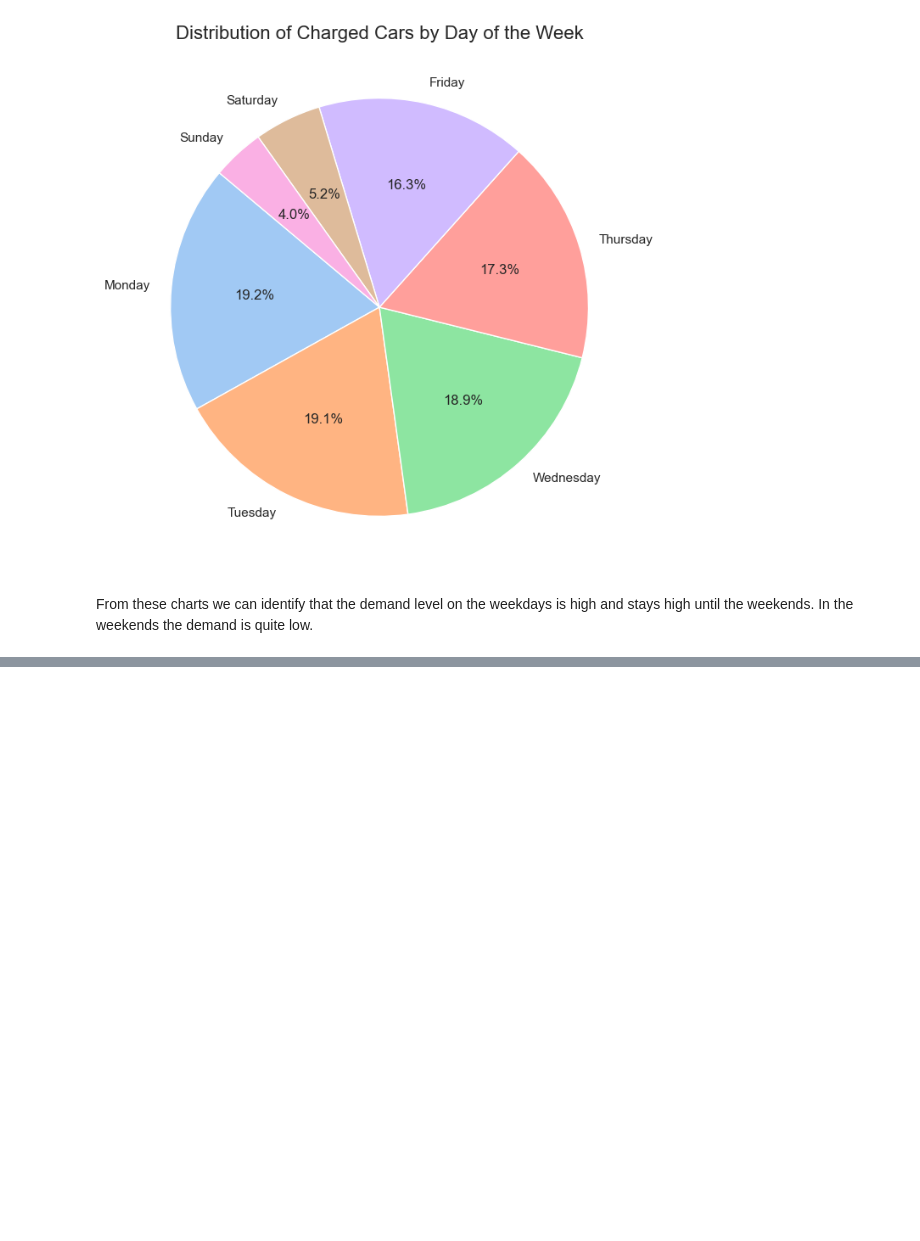
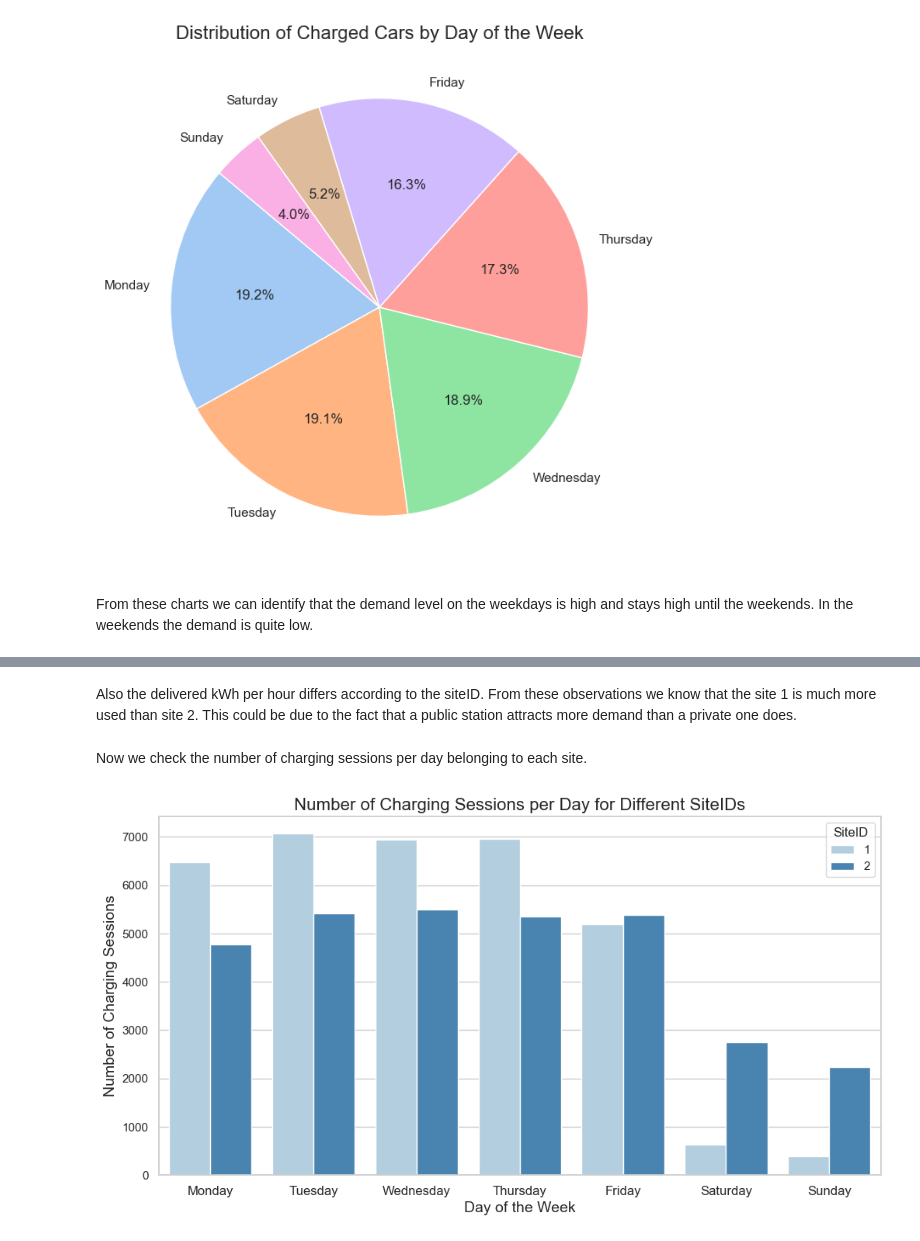
Before and after one commit to ilsuucar2/AATeamAssignment, a Jupyter notebook: AATeamAssignmentIlsu.ipynb, the cells around one changed output, grey strips where cells are left out. Saved outputs shown, nothing was run; the diff lists cells and outputs as text; code cells hidden in the pictures; blank space fills up the shorter version.

```diff
--- a/AATeamAssignmentIlsu.ipynb
+++ b/AATeamAssignmentIlsu.ipynb
@@ -980,0 +1044,15 @@ From these charts we can identify that the demand level on the weekdays is high
+# %% [markdown]
+Also the delivered kWh per hour differs according to the siteID. From these observations we know that the site 1 is much more used than site 2. This could be due to the fact that a public station attracts more demand than a private one does.
+# %% [markdown]
+Now we check the number of charging sessions per day belonging to each site.
+# %%
+plt.figure(figsize=(12, 6))
+sns.countplot(x='day_of_week', hue='siteID', data=dfCharging, palette="Blues")
+plt.title('Number of Charging Sessions per Day for Different SiteIDs', fontsize=16)
+plt.xlabel('Day of the Week', fontsize=14)
+plt.xticks(range(7), ['Monday', 'Tuesday', 'Wednesday', 'Thursday', 'Friday', 'Saturday', 'Sunday'], fontsize=12)
+plt.ylabel('Number of Charging Sessions', fontsize=14)
+plt.legend(title='SiteID')
+plt.show()
+# %% [output]
+[figure, added]
```
Also changed, not shown: parts of 23 cells of this notebook.
